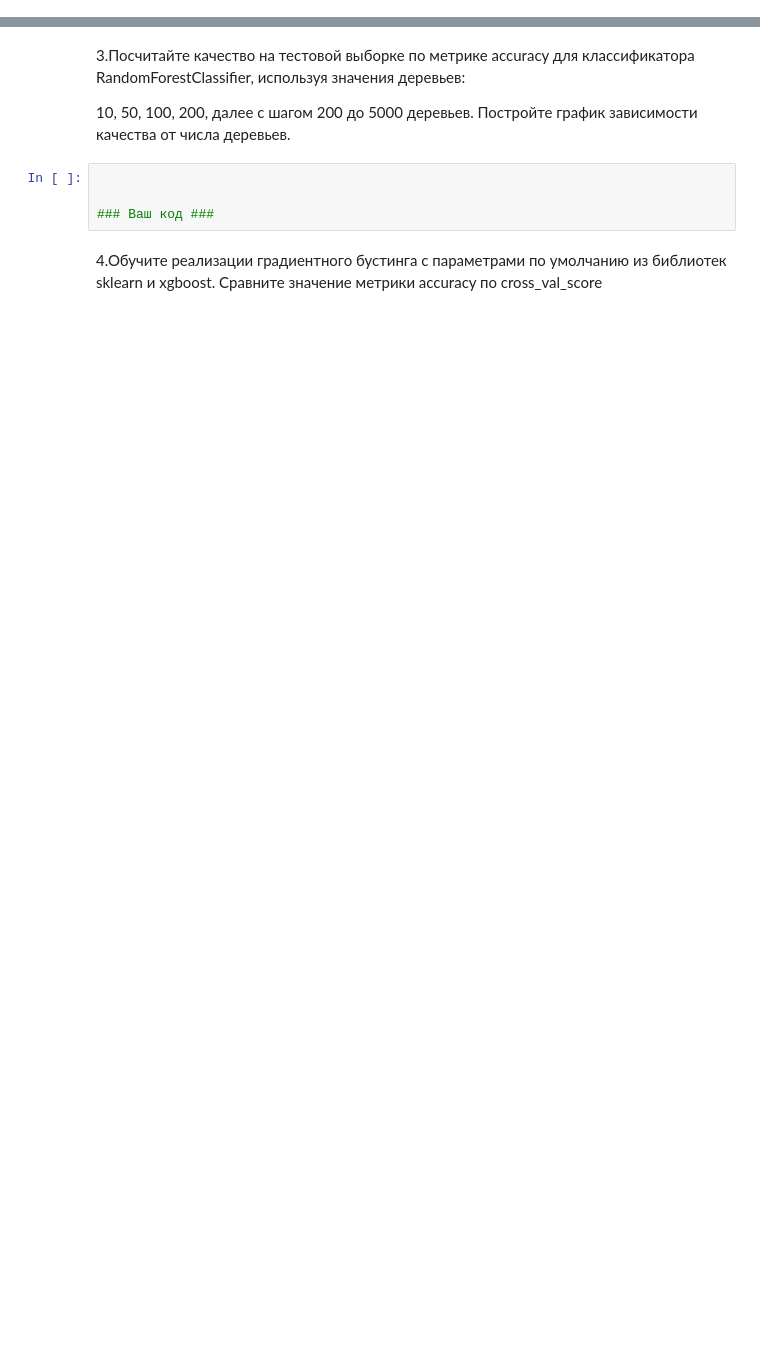
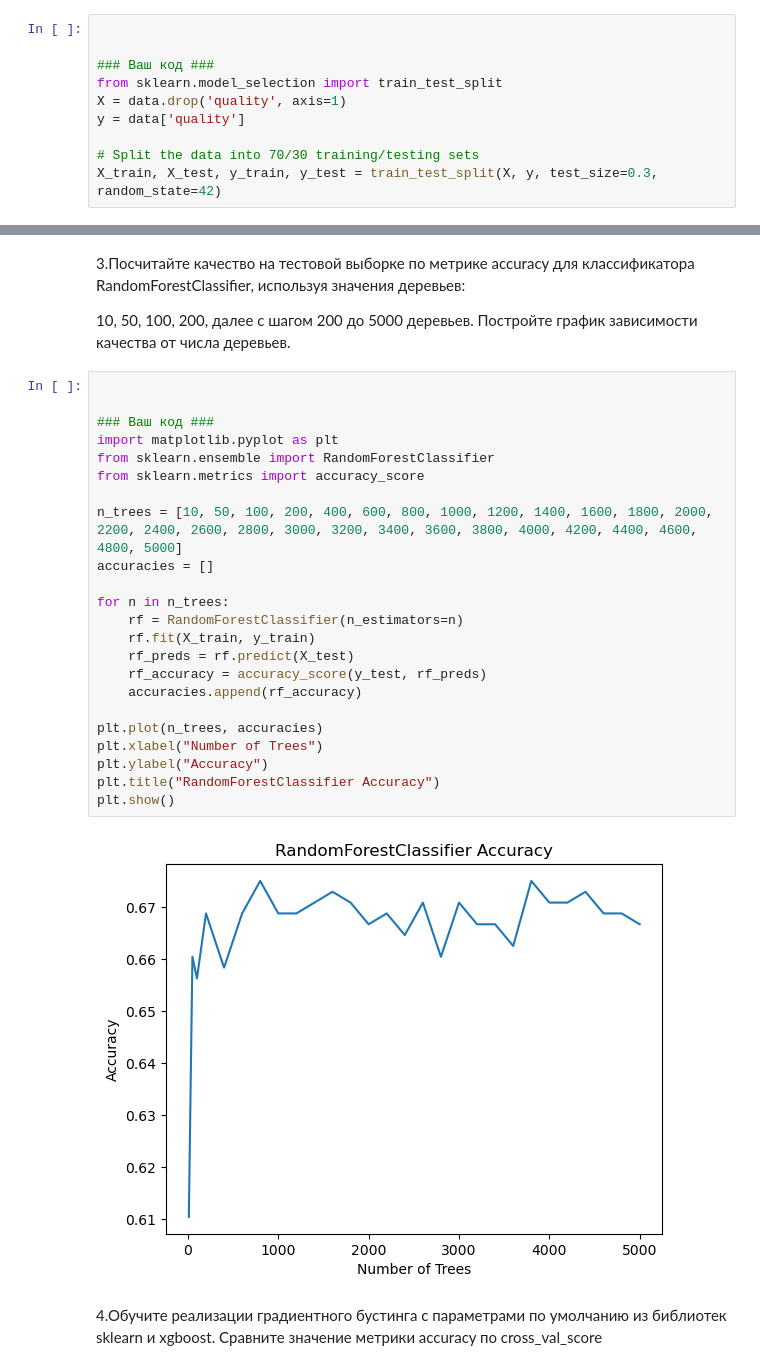
Before and after one commit to omutninsk/ml_3, a Jupyter notebook: HW_4_ML.ipynb, the cells around one changed output, grey strips where cells are left out. Saved outputs shown, nothing was run; the diff lists cells and outputs as text; blank space fills up the shorter version.

```diff
--- a/HW_4_ML.ipynb
+++ b/HW_4_ML.ipynb
@@ -18,3 +21,13 @@ data.head()
+# %%
+
+
+### Ваш код ###
+from sklearn.model_selection import train_test_split
+X = data.drop('quality', axis=1)
+y = data['quality']
+
+# Split the data into 70/30 training/testing sets
+X_train, X_test, y_train, y_test = train_test_split(X, y, test_size=0.3, random_state=42)
 # %% [markdown]
 2.Оцените качество на тестовой выборке по метрике accuracy для классификаторов:
 
@@ -41,9 +87,30 @@ results.loc[2] = ['RandomForestClassifier', 'task2', acc_RF]
 
 10, 50, 100, 200, далее с шагом 200 до 5000 деревьев.
 Постройте график зависимости качества от числа деревьев.
-# %%
-
-
-### Ваш код ###
+# %%
+
+
+### Ваш код ###
+import matplotlib.pyplot as plt
+from sklearn.ensemble import RandomForestClassifier
+from sklearn.metrics import accuracy_score
+
+n_trees = [10, 50, 100, 200, 400, 600, 800, 1000, 1200, 1400, 1600, 1800, 2000, 2200, 2400, 2600, 2800, 3000, 3200, 3400, 3600, 3800, 4000, 4200, 4400, 4600, 4800, 5000]
+accuracies = []
+
+for n in n_trees:
+    rf = RandomForestClassifier(n_estimators=n)
+    rf.fit(X_train, y_train)
+    rf_preds = rf.predict(X_test)
+    rf_accuracy = accuracy_score(y_test, rf_preds)
+    accuracies.append(rf_accuracy)
+
+plt.plot(n_trees, accuracies)
+plt.xlabel("Number of Trees")
+plt.ylabel("Accuracy")
+plt.title("RandomForestClassifier Accuracy")
+plt.show()
+# %% [output]
+[figure, added]
 # %% [markdown]
 4.Обучите реализации градиентного бустинга с параметрами по умолчанию из библиотек sklearn и xgboost. Сравните значение метрики accuracy по cross_val_score
```
Also changed, not shown: parts of 5 cells of this notebook.
